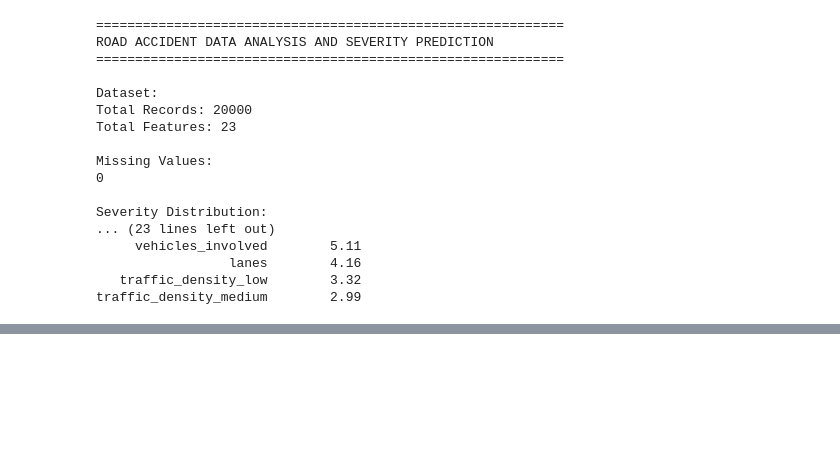
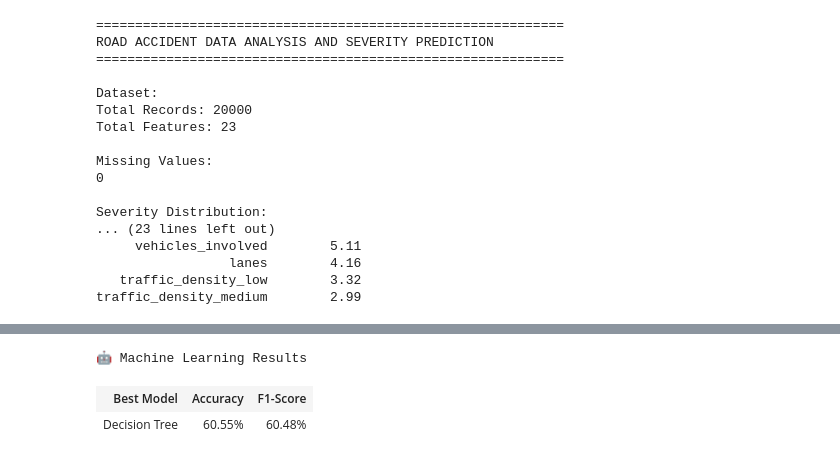
Before and after one commit to nehajacksonb24cs2143-ctrl/road-accident-severity-prediction, a Jupyter notebook: accident_analysis.ipynb, the cells around one changed output, grey strips where cells are left out. Cells and saved outputs as stored; diff of their text form; code cells hidden in the pictures; blank space fills up the shorter version.

```diff
--- a/accident_analysis.ipynb
+++ b/accident_analysis.ipynb
@@ -1407,0 +1583,32 @@ traffic_density_medium        2.99
+# %%
+display(HTML(f"""
+<div style="
+    background:#f5f5f5;
+    padding:25px;
+    border-radius:12px;
+    margin-top:20px;
+">
+
+<h2>🤖 Machine Learning Results</h2>
+
+<table style="width:100%; text-align:center; border-collapse:collapse;">
+<tr>
+<th style="padding:12px;">Best Model</th>
+<th style="padding:12px;">Accuracy</th>
+<th style="padding:12px;">F1-Score</th>
+</tr>
+
+<tr>
+<td style="padding:12px;"><b>Decision Tree</b></td>
+<td style="padding:12px;"><b>60.55%</b></td>
+<td style="padding:12px;"><b>60.48%</b></td>
+</tr>
+
+</table>
+
+</div>
+"""))
+# %% [output]
+🤖 Machine Learning Results
+| Best Model | Accuracy | F1-Score |
+| Decision Tree | 60.55% | 60.48% |
```
Also changed, not shown: parts of 13 cells of this notebook.
